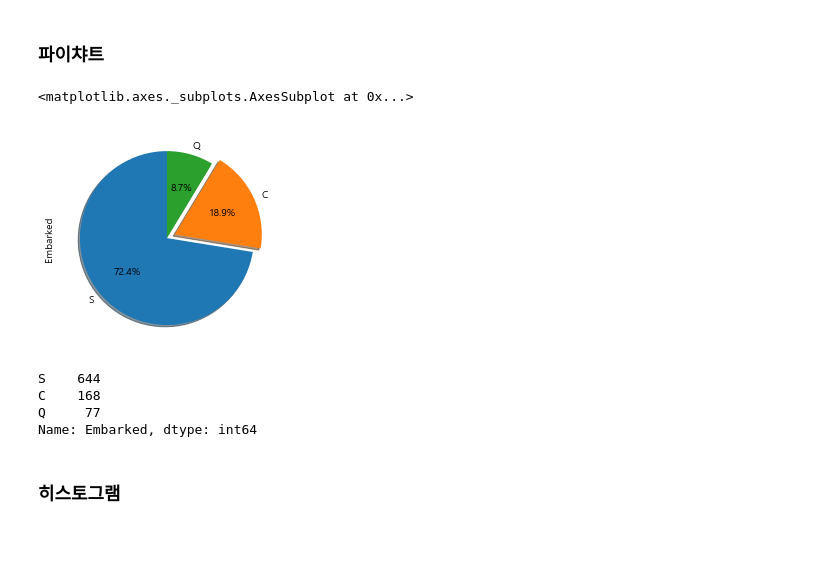
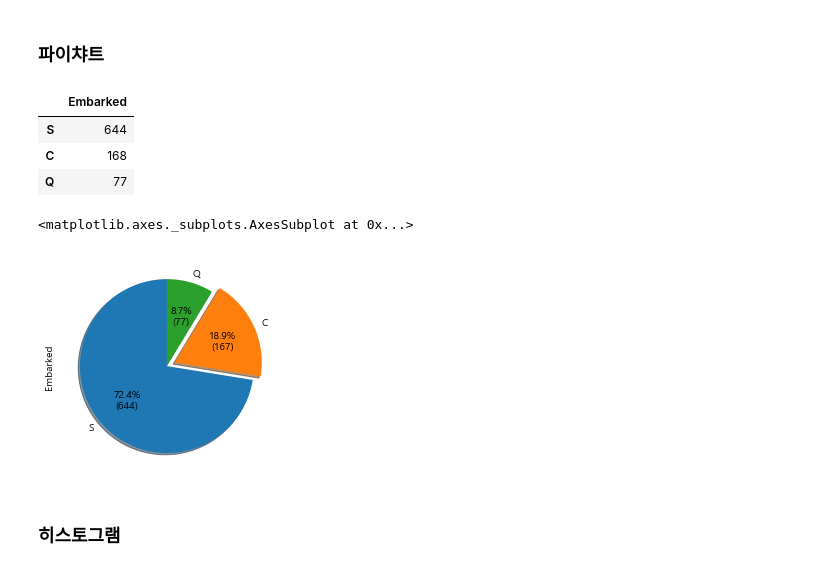
Before and after one commit to kinonia/python-note, a Jupyter notebook: 21.visualization-demo.ipynb, the cells around one changed output. Drawn from its saved outputs; the diff is of its cells as text; code cells hidden in the pictures; blank space fills up the shorter version.

```diff
--- a/21.visualization-demo.ipynb
+++ b/21.visualization-demo.ipynb
@@ -168,24 +168,28 @@ train20[['SibSp', 'Parch']].plot(kind='bar', stacked=True)
 [figure]
 # %% [markdown]
 ### 파이챠트
+# %%
+rt = train['Embarked'].value_counts()
+df = pd.DataFrame(rt)
+df
+# %% [output]
+|  | Embarked |
+| S | 644 |
+| C | 168 |
+| Q | 77 |
 # %%
-rt = train['Embarked'].value_counts()
-df = pd.DataFrame(rt)
-
 explode = (0.0, 0.1, 0.0)
 colors = ['yellowgreen', 'lightcoral', 'lightskyblue']
 
-df.plot.pie(y='Embarked', legend=False, explode=explode, autopct='%1.1f%%', shadow=True, startangle=90) #, colors=colors)
+def func(pct, allvals):
+    absolute = int(pct/100.*np.sum(allvals))
+    return "{:.1f}%\n({:d})".format(pct, absolute)
+
+#df.plot.pie(y='Embarked', legend=False, explode=explode, autopct='%.1f%%', shadow=True, startangle=90) #, colors=colors)
+df.plot.pie(y='Embarked', legend=False, explode=explode, autopct=lambda pct: func(pct, df), shadow=True, startangle=90) #, colors=colors)
 # %% [output]
 <matplotlib.axes._subplots.AxesSubplot at 0x...>
-[figure, old version]
+[figure, new version]
-# %%
-rt
-# %% [output]
-S    644
-C    168
-Q     77
-Name: Embarked, dtype: int64
 # %% [markdown]
 ### 히스토그램
 # %%
```
